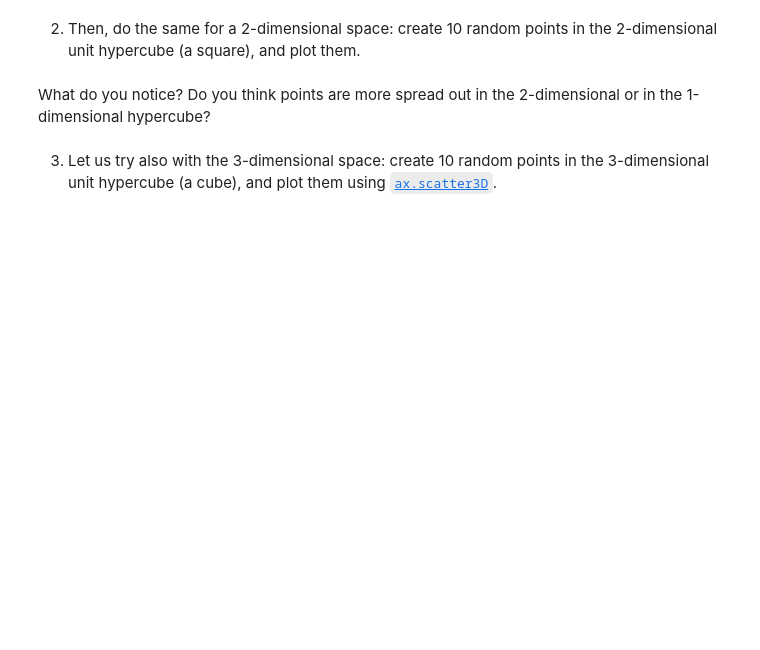
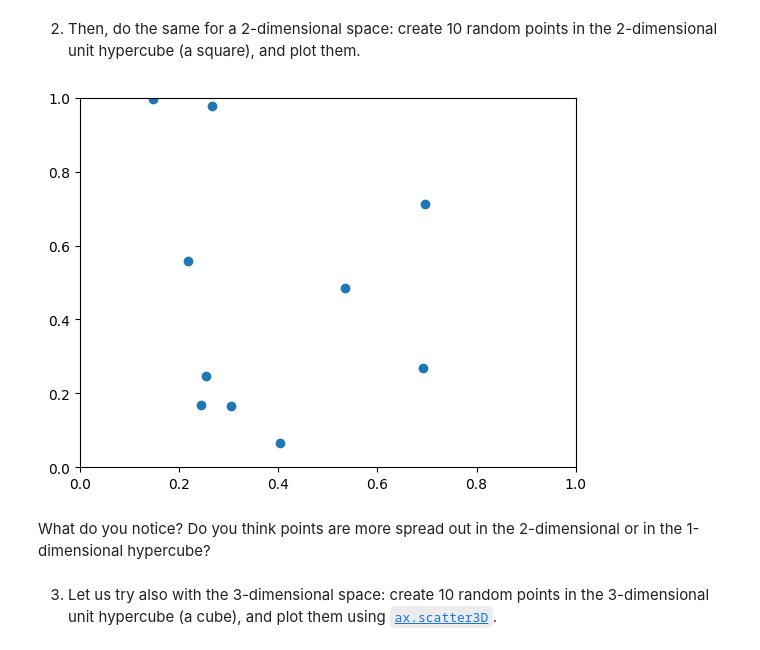
Before and after one commit to PaulSeipl/DLLab, a Jupyter notebook: 01_ex.ipynb, the cells around one changed output. Drawn from its saved outputs; the diff is of its cells as text; code cells hidden in the pictures; blank space fills up the shorter version.

```diff
--- a/01_ex.ipynb
+++ b/01_ex.ipynb
@@ -369,7 +395,15 @@ data1d = None  # Make sure its shape is (10, 1)
 # %%
 ## 2: Create 10 points in 2 dimensions, and plot them in the 2D plane.
 
-data2d = None  # Make sure its shape is (10, 2)
+data2d = np.random.uniform(0,1,(10,2))  # Make sure its shape is (10, 2)
+x = data2d[:,0]
+y = data2d[:,1]
+plt.scatter(x,y)
+plt.xlim(0,1)
+plt.ylim(0,1)
+plt.show()
+# %% [output]
+[figure, added]
 # %% [markdown]
 What do you notice? Do you think points are more spread out in the 2-dimensional or in the 1-dimensional hypercube?
 # %% [markdown]
```
Also changed, not shown: parts of 9 cells of this notebook.
